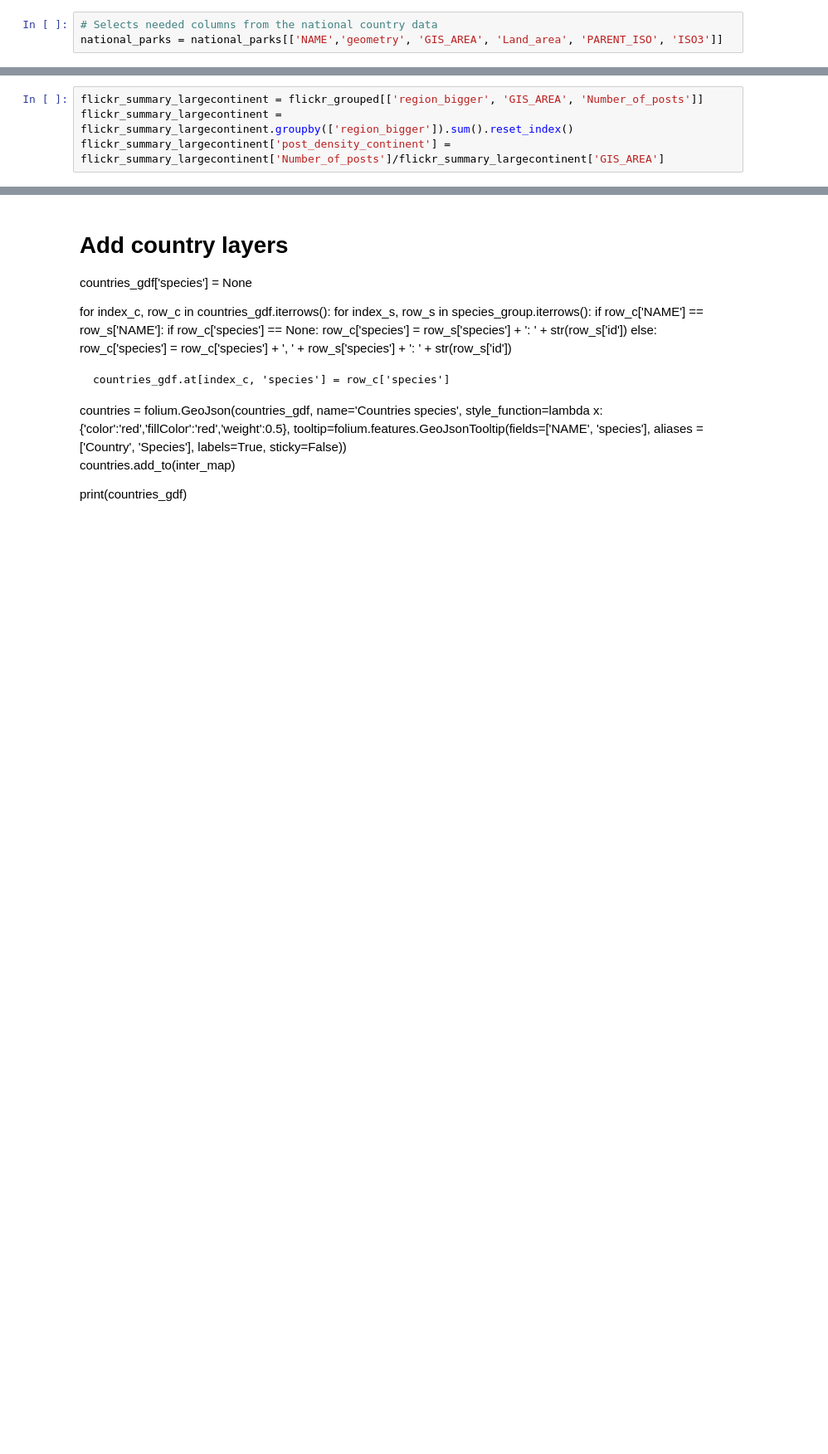
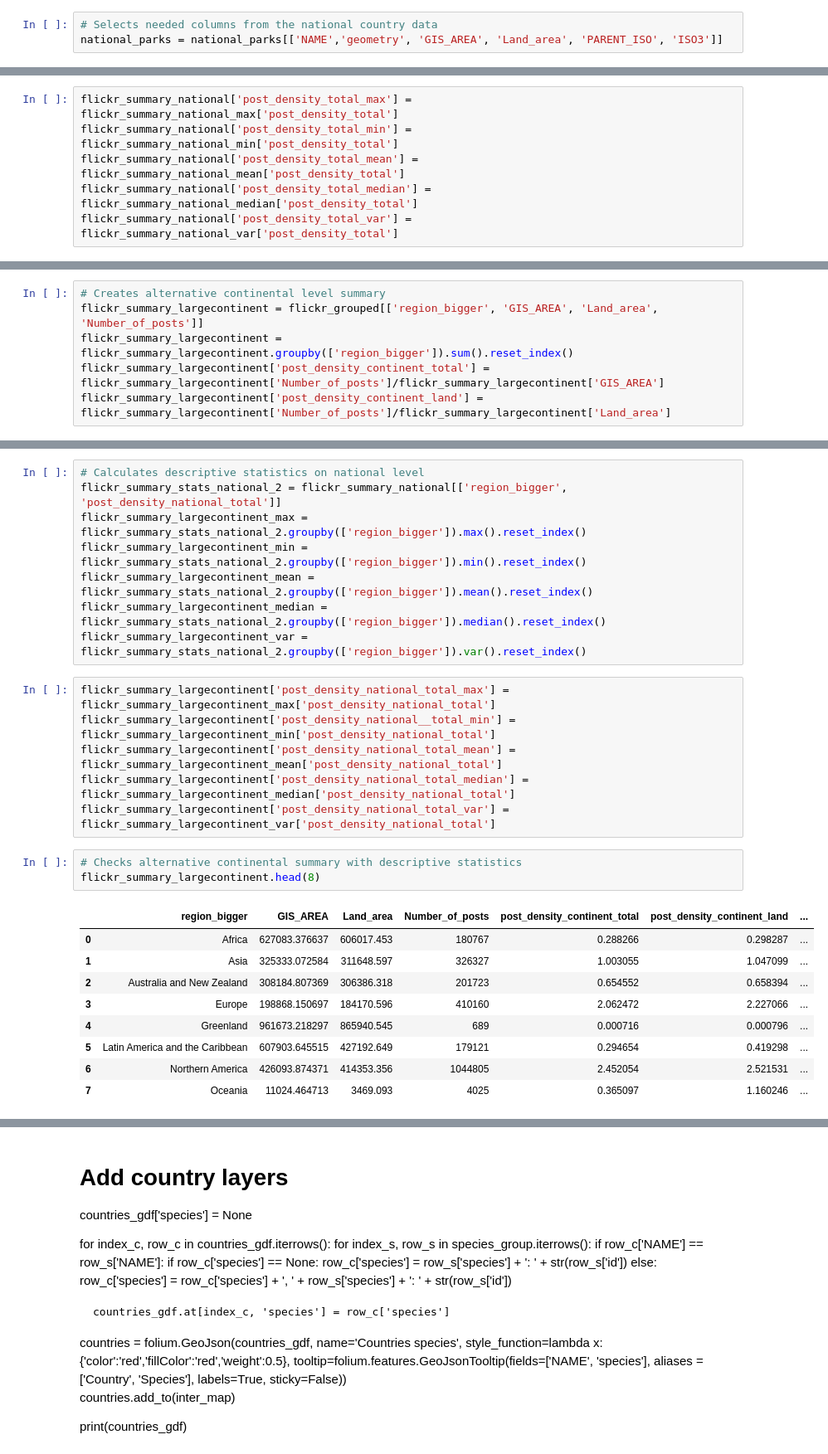
Before and after one commit to JooelRinne/gisproject, a Jupyter notebook: Object2.ipynb, the cells around one changed output, grey strips where cells are left out. Shown: that part at 83% size. Saved outputs shown, nothing was run; the diff lists cells and outputs as text; blank space fills up the shorter version.

```diff
--- a/Object2.ipynb
+++ b/Object2.ipynb
@@ -183,0 +231,6 @@ flickr_summary_national
+# %%
+flickr_summary_national['post_density_total_max'] = flickr_summary_national_max['post_density_total']
+flickr_summary_national['post_density_total_min'] = flickr_summary_national_min['post_density_total']
+flickr_summary_national['post_density_total_mean'] = flickr_summary_national_mean['post_density_total']
+flickr_summary_national['post_density_total_median'] = flickr_summary_national_median['post_density_total']
+flickr_summary_national['post_density_total_var'] = flickr_summary_national_var['post_density_total']
@@ -204,4 +304,6 @@ flickr_summary_continent
 # %%
-flickr_summary_largecontinent = flickr_grouped[['region_bigger', 'GIS_AREA', 'Number_of_posts']]
+# Creates alternative continental level summary
+flickr_summary_largecontinent = flickr_grouped[['region_bigger', 'GIS_AREA', 'Land_area', 'Number_of_posts']]
 flickr_summary_largecontinent = flickr_summary_largecontinent.groupby(['region_bigger']).sum().reset_index()
-flickr_summary_largecontinent['post_density_continent'] = flickr_summary_largecontinent['Number_of_posts']/flickr_summary_largecontinent['GIS_AREA']
+flickr_summary_largecontinent['post_density_continent_total'] = flickr_summary_largecontinent['Number_of_posts']/flickr_summary_largecontinent['GIS_AREA']
+flickr_summary_largecontinent['post_density_continent_land'] = flickr_summary_largecontinent['Number_of_posts']/flickr_summary_largecontinent['Land_area']
@@ -219 +322,28 @@ flickr_summary_largecontinent
+# %%
+# Calculates descriptive statistics on national level
+flickr_summary_stats_national_2 = flickr_summary_national[['region_bigger', 'post_density_national_total']]
+flickr_summary_largecontinent_max = flickr_summary_stats_national_2.groupby(['region_bigger']).max().reset_index()
+flickr_summary_largecontinent_min = flickr_summary_stats_national_2.groupby(['region_bigger']).min().reset_index()
+flickr_summary_largecontinent_mean = flickr_summary_stats_national_2.groupby(['region_bigger']).mean().reset_index()
+flickr_summary_largecontinent_median = flickr_summary_stats_national_2.groupby(['region_bigger']).median().reset_index()
+flickr_summary_largecontinent_var = flickr_summary_stats_national_2.groupby(['region_bigger']).var().reset_index()
+# %%
+flickr_summary_largecontinent['post_density_national_total_max'] = flickr_summary_largecontinent_max['post_density_national_total']
+flickr_summary_largecontinent['post_density_national__total_min'] = flickr_summary_largecontinent_min['post_density_national_total']
+flickr_summary_largecontinent['post_density_national_total_mean'] = flickr_summary_largecontinent_mean['post_density_national_total']
+flickr_summary_largecontinent['post_density_national_total_median'] = flickr_summary_largecontinent_median['post_density_national_total']
+flickr_summary_largecontinent['post_density_national_total_var'] = flickr_summary_largecontinent_var['post_density_national_total']
+# %%
+# Checks alternative continental summary with descriptive statistics
+flickr_summary_largecontinent.head(8)
+# %% [output]
+|  | region_bigger | GIS_AREA | Land_area | Number_of_posts | post_density_continent_total | post_density_continent_land | ... |
+| 0 | Africa | 627083.376637 | 606017.453 | 180767 | 0.288266 | 0.298287 | ... |
+| 1 | Asia | 325333.072584 | 311648.597 | 326327 | 1.003055 | 1.047099 | ... |
+| 2 | Australia and New Zealand | 308184.807369 | 306386.318 | 201723 | 0.654552 | 0.658394 | ... |
+| 3 | Europe | 198868.150697 | 184170.596 | 410160 | 2.062472 | 2.227066 | ... |
+| 4 | Greenland | 961673.218297 | 865940.545 | 689 | 0.000716 | 0.000796 | ... |
+| 5 | Latin America and the Caribbean | 607903.645515 | 427192.649 | 179121 | 0.294654 | 0.419298 | ... |
+| 6 | Northern America | 426093.874371 | 414353.356 | 1044805 | 2.452054 | 2.521531 | ... |
+| 7 | Oceania | 11024.464713 | 3469.093 | 4025 | 0.365097 | 1.160246 | ... |
 # %%
```
Also changed, not shown: parts of 60 cells of this notebook, 3 other files.
